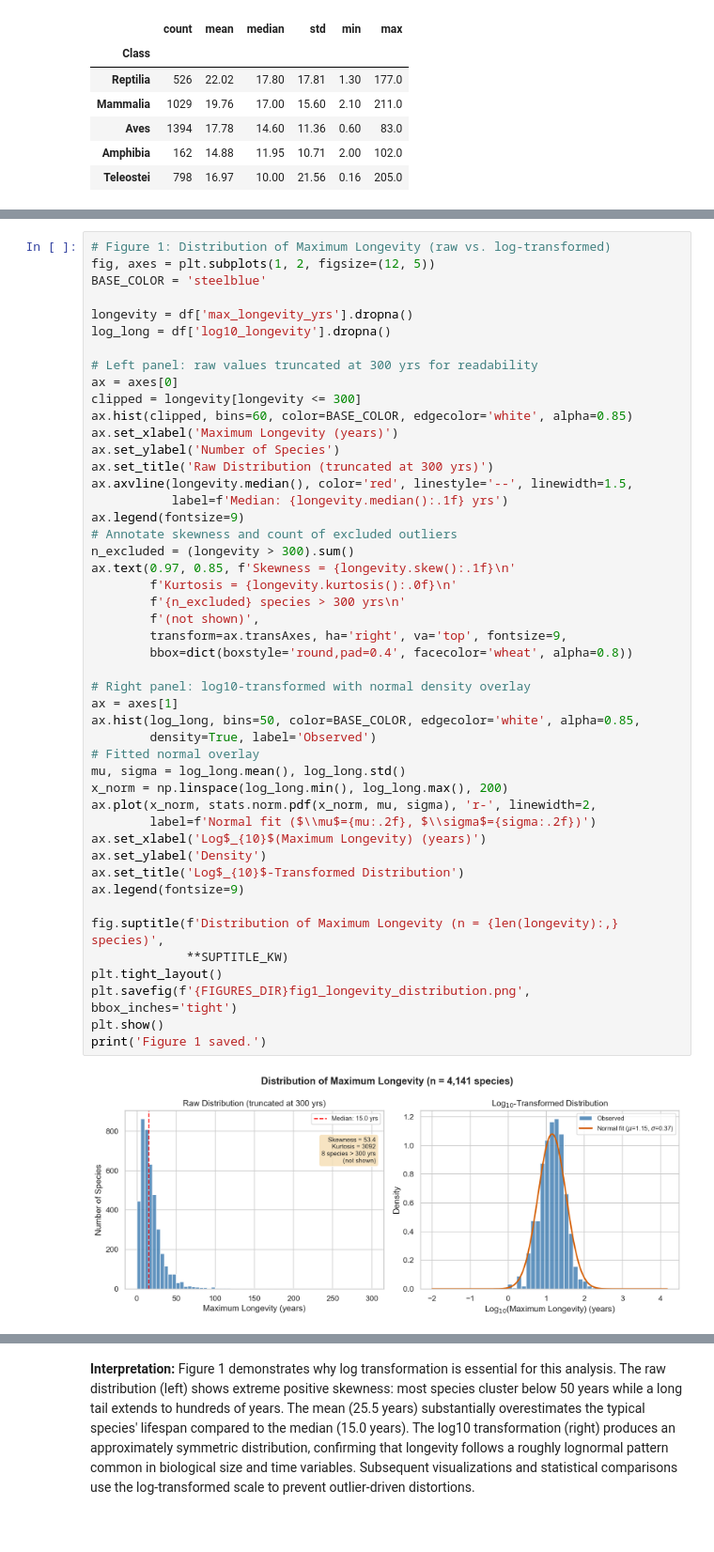
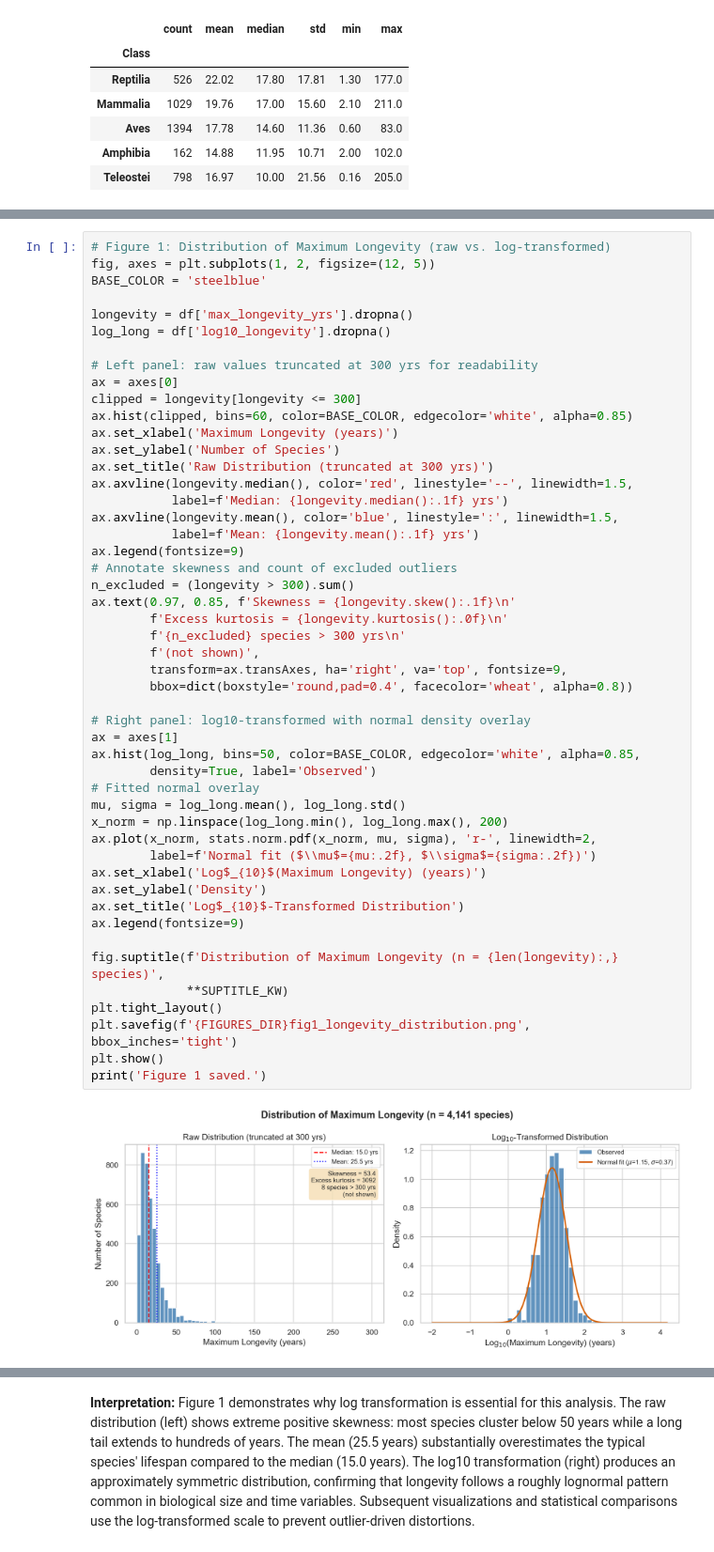
Before and after one commit to trwilcoxson/udacity-nd608-project2-statistics, a Jupyter notebook: analysis.ipynb, the cells around one changed output, grey strips where cells are left out. Shown at 94% size. Cells and saved outputs as stored; diff of their text form.

```diff
--- a/analysis.ipynb
+++ b/analysis.ipynb
@@ -319,38 +318,40 @@ ax.set_ylabel('Number of Species')
 ax.set_title('Raw Distribution (truncated at 300 yrs)')
 ax.axvline(longevity.median(), color='red', linestyle='--', linewidth=1.5,
            label=f'Median: {longevity.median():.1f} yrs')
+ax.axvline(longevity.mean(), color='blue', linestyle=':', linewidth=1.5,
+           label=f'Mean: {longevity.mean():.1f} yrs')
 ax.legend(fontsize=9)
 # Annotate skewness and count of excluded outliers
 n_excluded = (longevity > 300).sum()
 ax.text(0.97, 0.85, f'Skewness = {longevity.skew():.1f}\n'
-        f'Kurtosis = {longevity.kurtosis():.0f}\n'
+        f'Excess kurtosis = {longevity.kurtosis():.0f}\n'
         f'{n_excluded} species > 300 yrs\n'
         f'(not shown)',
         transform=ax.transAxes, ha='right', va='top', fontsize=9,
         bbox=dict(boxstyle='round,pad=0.4', facecolor='wheat', alpha=0.8))
 
 # Right panel: log10-transformed with normal density overlay
 ax = axes[1]
 ax.hist(log_long, bins=50, color=BASE_COLOR, edgecolor='white', alpha=0.85,
         density=True, label='Observed')
 # Fitted normal overlay
 mu, sigma = log_long.mean(), log_long.std()
 x_norm = np.linspace(log_long.min(), log_long.max(), 200)
 ax.plot(x_norm, stats.norm.pdf(x_norm, mu, sigma), 'r-', linewidth=2,
         label=f'Normal fit ($\\mu$={mu:.2f}, $\\sigma$={sigma:.2f})')
 ax.set_xlabel('Log$_{10}$(Maximum Longevity) (years)')
 ax.set_ylabel('Density')
 ax.set_title('Log$_{10}$-Transformed Distribution')
 ax.legend(fontsize=9)
 
 fig.suptitle(f'Distribution of Maximum Longevity (n = {len(longevity):,} species)',
              **SUPTITLE_KW)
 plt.tight_layout()
 plt.savefig(f'{FIGURES_DIR}fig1_longevity_distribution.png', bbox_inches='tight')
 plt.show()
 print('Figure 1 saved.')
 # %% [output]
-[figure, old version]
+[figure, new version]
 Figure 1 saved.
 # %% [markdown]
 **Interpretation:** Figure 1 demonstrates why log transformation is essential
```
Also changed, not shown: parts of 13 cells of this notebook, 8 other files.
